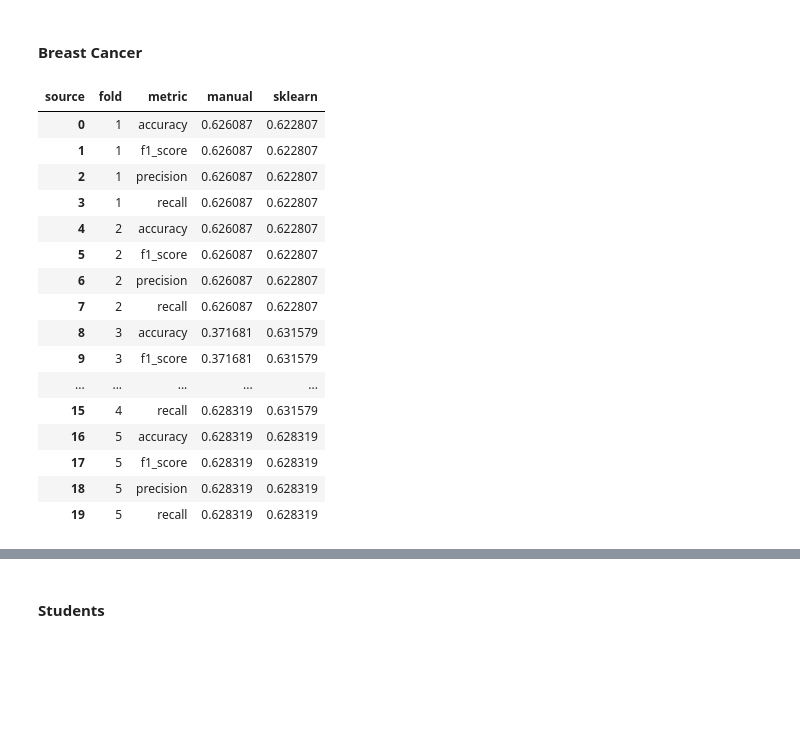
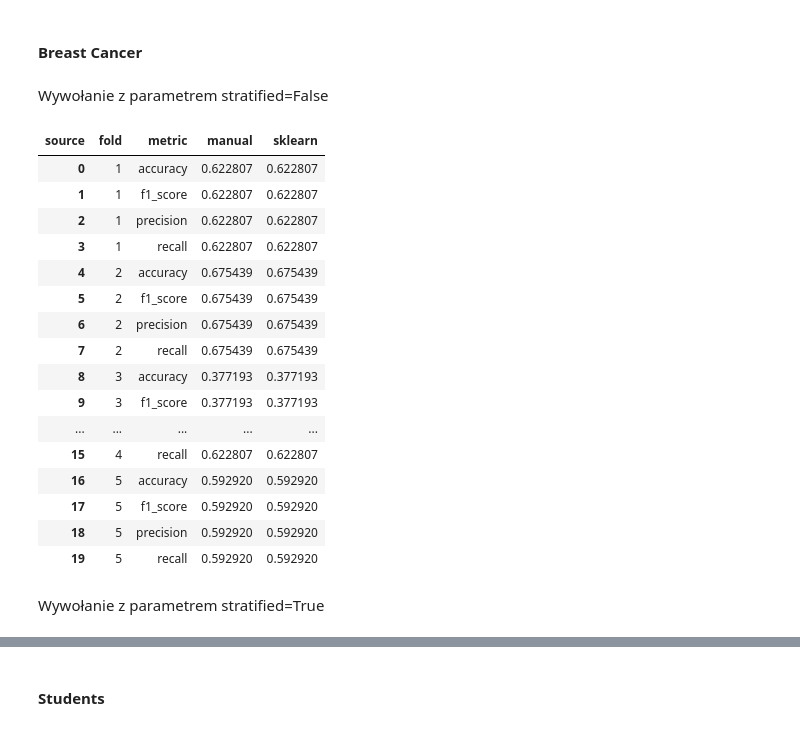
Before and after one commit to psiku/UMA---Techniki-oceny-klasyfikacji, a Jupyter notebook: notebooks/03-kfolds-experiments.ipynb, the cells around one changed output, grey strips where cells are left out. Saved outputs shown, nothing was run; the diff lists cells and outputs as text; code cells hidden in the pictures; blank space fills up the shorter version.

Commit message:
Added stratify=false parameter

```diff
--- a/notebooks/03-kfolds-experiments.ipynb
+++ b/notebooks/03-kfolds-experiments.ipynb
@@ -114,23 +114,27 @@ mlp_classifier = MLPClassifier(max_iter=2500)
 
 validator = ManualKFoldValidator(logistic_regression, n_splits=5, shuffle=True, random_state=42, stratified=True)
 results_df = validator.cross_validate(x_breast, y_breast, metrics=['accuracy', 'precision', 'recall', 'f1_score'], averages=['micro', 'macro'])
+# %% [markdown]
+Wywołanie z parametrem stratified=False
 # %%
-compare_kfold_validators(logistic_regression, x_breast, y_breast, stratified=True, n_splits=5)
+compare_kfold_validators(logistic_regression, x_breast, y_breast, stratified=False, n_splits=5)
 # %% [output]
 | source | fold | metric | manual | sklearn |
-| 0 | 1 | accuracy | 0.626087 | 0.622807 |
-| 1 | 1 | f1_score | 0.626087 | 0.622807 |
-| 2 | 1 | precision | 0.626087 | 0.622807 |
-| 3 | 1 | recall | 0.626087 | 0.622807 |
-| 4 | 2 | accuracy | 0.626087 | 0.622807 |
-| 5 | 2 | f1_score | 0.626087 | 0.622807 |
-| 6 | 2 | precision | 0.626087 | 0.622807 |
-| 7 | 2 | recall | 0.626087 | 0.622807 |
-| 8 | 3 | accuracy | 0.371681 | 0.631579 |
-| 9 | 3 | f1_score | 0.371681 | 0.631579 |
+| 0 | 1 | accuracy | 0.622807 | 0.622807 |
+| 1 | 1 | f1_score | 0.622807 | 0.622807 |
+| 2 | 1 | precision | 0.622807 | 0.622807 |
+| 3 | 1 | recall | 0.622807 | 0.622807 |
+| 4 | 2 | accuracy | 0.675439 | 0.675439 |
+| 5 | 2 | f1_score | 0.675439 | 0.675439 |
+| 6 | 2 | precision | 0.675439 | 0.675439 |
+| 7 | 2 | recall | 0.675439 | 0.675439 |
+| 8 | 3 | accuracy | 0.377193 | 0.377193 |
+| 9 | 3 | f1_score | 0.377193 | 0.377193 |
 | ... | ... | ... | ... | ... |
-| 15 | 4 | recall | 0.628319 | 0.631579 |
-| 16 | 5 | accuracy | 0.628319 | 0.628319 |
-| 17 | 5 | f1_score | 0.628319 | 0.628319 |
-| 18 | 5 | precision | 0.628319 | 0.628319 |
-| 19 | 5 | recall | 0.628319 | 0.628319 |
+| 15 | 4 | recall | 0.622807 | 0.622807 |
+| 16 | 5 | accuracy | 0.592920 | 0.592920 |
+| 17 | 5 | f1_score | 0.592920 | 0.592920 |
+| 18 | 5 | precision | 0.592920 | 0.592920 |
+| 19 | 5 | recall | 0.592920 | 0.592920 |
+# %% [markdown]
+Wywołanie z parametrem stratified=True
```
Also changed, not shown: parts of 2 cells of this notebook.
